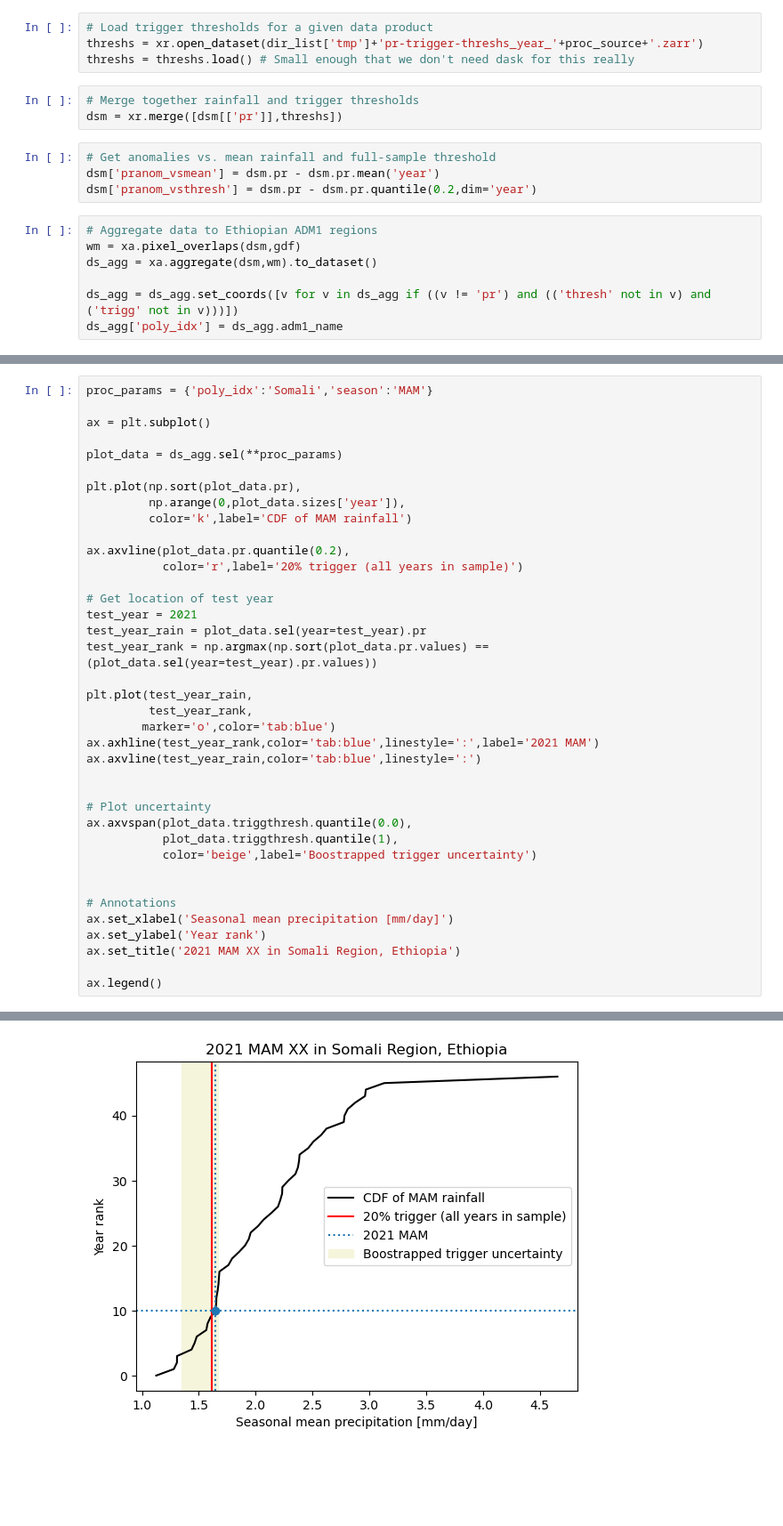
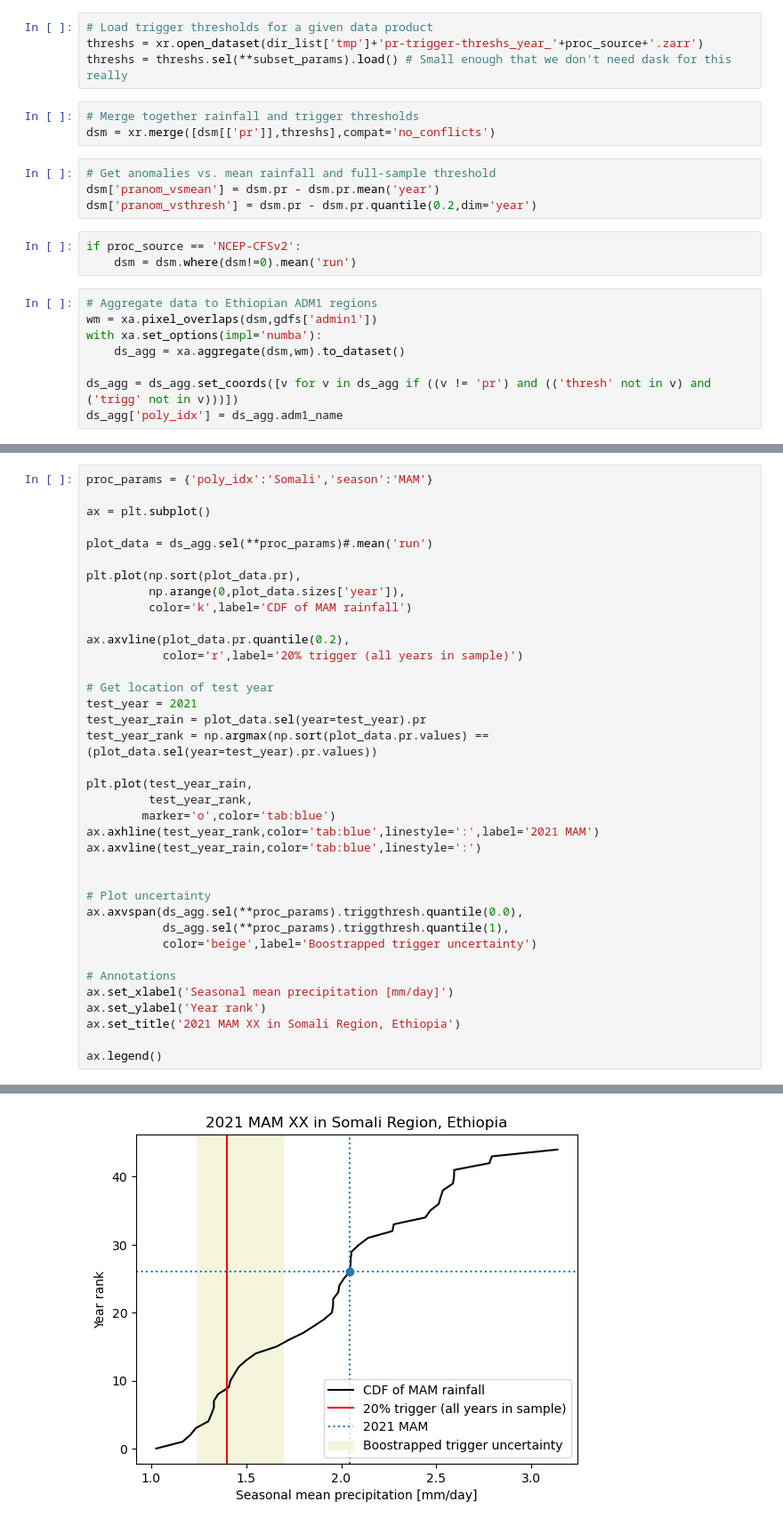
Before and after one commit to ccsfist/forecast_uncertainty, a Jupyter notebook: code/case_study.ipynb, the cells around one changed output, grey strips where cells are left out. Shown at 89% size. Saved outputs shown, nothing was run; the diff lists cells and outputs as text; blank space fills up the shorter version.

```diff
--- a/code/case_study.ipynb
+++ b/code/case_study.ipynb
@@ -79,18 +103,22 @@ dsm = dsm.set_index(time=['season','year']).unstack()
 # %%
 # Load trigger thresholds for a given data product
 threshs = xr.open_dataset(dir_list['tmp']+'pr-trigger-threshs_year_'+proc_source+'.zarr')
-threshs = threshs.load() # Small enough that we don't need dask for this really
+threshs = threshs.sel(**subset_params).load() # Small enough that we don't need dask for this really
 # %%
 # Merge together rainfall and trigger thresholds
-dsm = xr.merge([dsm[['pr']],threshs])
+dsm = xr.merge([dsm[['pr']],threshs],compat='no_conflicts')
 # %%
 # Get anomalies vs. mean rainfall and full-sample threshold
 dsm['pranom_vsmean'] = dsm.pr - dsm.pr.mean('year')
 dsm['pranom_vsthresh'] = dsm.pr - dsm.pr.quantile(0.2,dim='year')
+# %%
+if proc_source == 'NCEP-CFSv2':
+    dsm = dsm.where(dsm!=0).mean('run')
 # %%
 # Aggregate data to Ethiopian ADM1 regions
-wm = xa.pixel_overlaps(dsm,gdf)
-ds_agg = xa.aggregate(dsm,wm).to_dataset()
+wm = xa.pixel_overlaps(dsm,gdfs['admin1'])
+with xa.set_options(impl='numba'):
+    ds_agg = xa.aggregate(dsm,wm).to_dataset()
 
 ds_agg = ds_agg.set_coords([v for v in ds_agg if ((v != 'pr') and (('thresh' not in v) and ('trigg' not in v)))])
 ds_agg['poly_idx'] = ds_agg.adm1_name
@@ -113,42 +164,41 @@ proc_params = {'poly_idx':'Somali','season':'MAM'}
 
 ax = plt.subplot()
 
-plot_data = ds_agg.sel(**proc_params)
+plot_data = ds_agg.sel(**proc_params)#.mean('run')
 
 plt.plot(np.sort(plot_data.pr),
          np.arange(0,plot_data.sizes['year']),
          color='k',label='CDF of MAM rainfall')
 
 ax.axvline(plot_data.pr.quantile(0.2),
            color='r',label='20% trigger (all years in sample)')
 
 # Get location of test year
 test_year = 2021
 test_year_rain = plot_data.sel(year=test_year).pr
 test_year_rank = np.argmax(np.sort(plot_data.pr.values) == (plot_data.sel(year=test_year).pr.values))
 
 plt.plot(test_year_rain,
          test_year_rank,
         marker='o',color='tab:blue')
 ax.axhline(test_year_rank,color='tab:blue',linestyle=':',label='2021 MAM')
 ax.axvline(test_year_rain,color='tab:blue',linestyle=':')
 
 
 # Plot uncertainty
-ax.axvspan(plot_data.triggthresh.quantile(0.0),
-           plot_data.triggthresh.quantile(1),
+ax.axvspan(ds_agg.sel(**proc_params).triggthresh.quantile(0.0),
+           ds_agg.sel(**proc_params).triggthresh.quantile(1),
            color='beige',label='Boostrapped trigger uncertainty')
-
 
 # Annotations
 ax.set_xlabel('Seasonal mean precipitation [mm/day]')
 ax.set_ylabel('Year rank')
 ax.set_title('2021 MAM XX in Somali Region, Ethiopia')
 
 ax.legend()
 # %% [output]
 <matplotlib.legend.Legend at 0x...>
-[figure, old version]
+[figure, new version]
 # %%
 ax = plt.subplot()
 plot_data.pr.plot(color='tab:blue',label='Seasonal mean precipitation')
```
Also changed, not shown: parts of 17 cells of this notebook, 18 other files.
